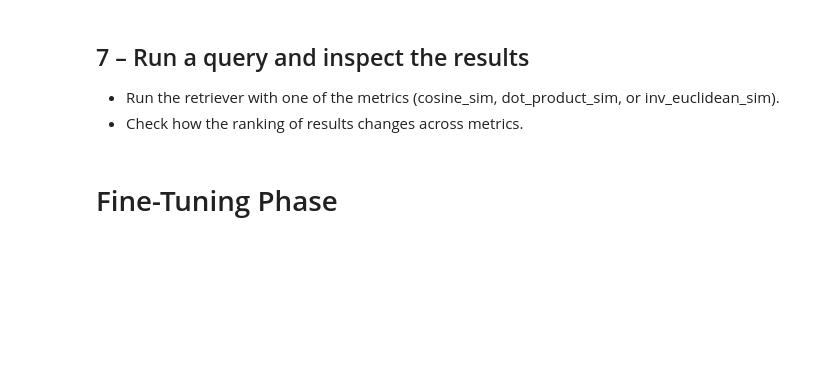
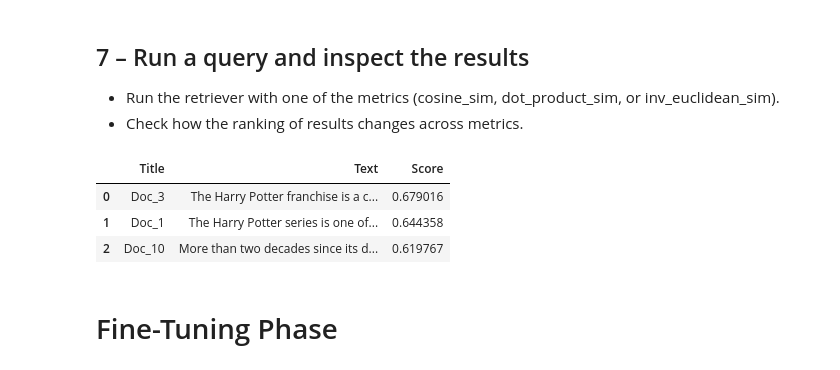
Before and after one commit to FidFenix/data-mining-htw, a Jupyter notebook: src/notebooks/2025_10_07_EvalExer_Part_I_Databases.ipynb, the cells around one changed output. Saved outputs shown, nothing was run; the diff lists cells and outputs as text; code cells hidden in the pictures; blank space fills up the shorter version.

````diff
--- a/src/notebooks/2025_10_07_EvalExer_Part_I_Databases.ipynb
+++ b/src/notebooks/2025_10_07_EvalExer_Part_I_Databases.ipynb
@@ -154,14 +177,3 @@ Here is one function:
 def cosine_sim(a, b):
     return cosine_similarity(a.reshape(1, -1), b.reshape(1, -1))[0][0]
 ```
-# %%
-# Metric 1: cosine similarity (from scikit-learn)
-def cosine_sim(a, b):
-    return cosine_similarity(a.reshape(1, -1), b.reshape(1, -1))[0][0]
-
-# Metric 2:
-def
-
-
-# Metric 3:
-def
@@ -203,3 +239,11 @@ retrieve(query, cosine_sim)
+# %%
+query = "Harry Potter is a franchise that almost everybody in the world has seen and loved it."
+retrieve(query, cosine_sim)
+# %% [output]
+|  | Title | Text | Score |
+| 0 | Doc_3 | The Harry Potter franchise is a c... | 0.679016 |
+| 1 | Doc_1 | The Harry Potter series is one of... | 0.644358 |
+| 2 | Doc_10 | More than two decades since its d... | 0.619767 |
 # %% [markdown]
 # Fine-Tuning Phase
 # %% [markdown]
````
Also changed, not shown: parts of 26 cells of this notebook.
